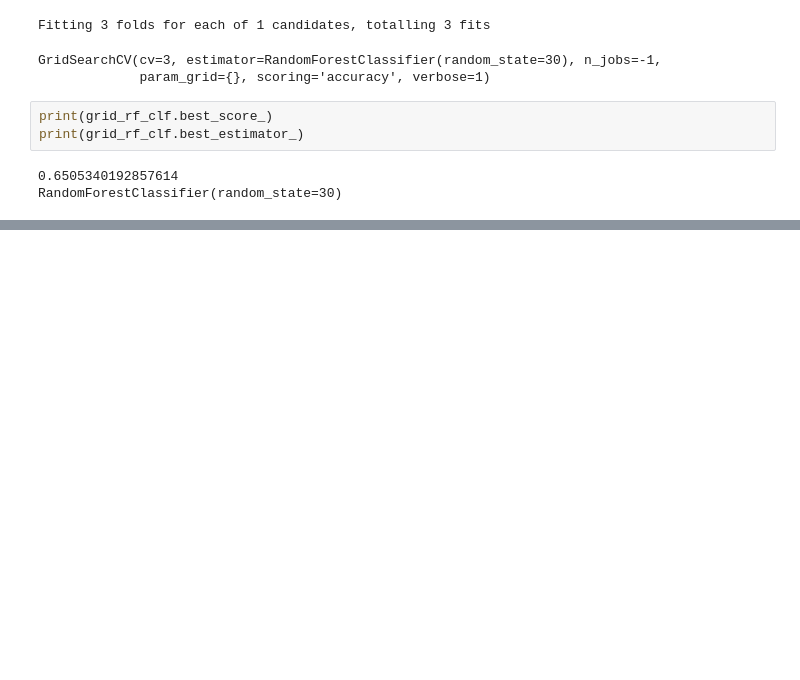
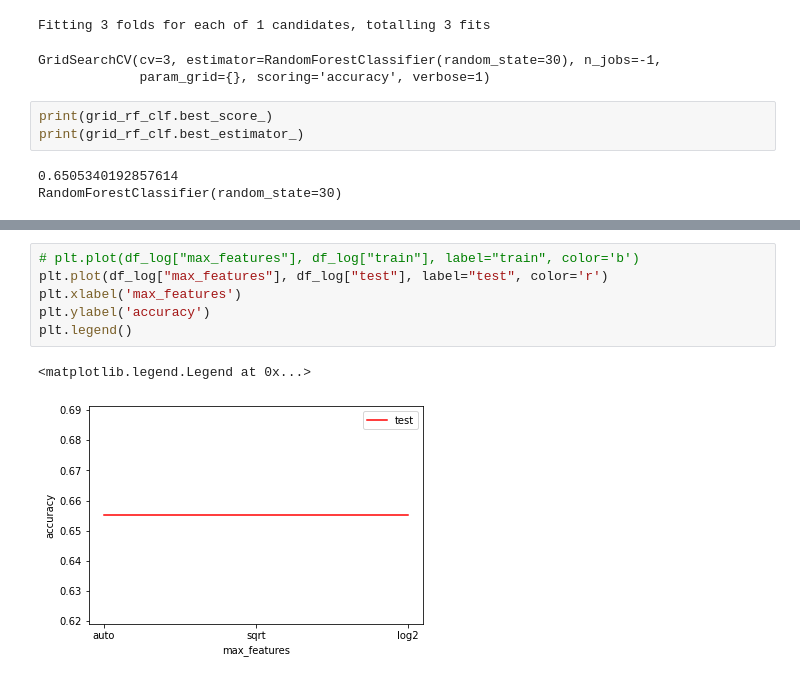
Before and after one commit to Park-Young-Bin/Python_Projects, a Jupyter notebook: 데이콘/[데이콘] 와인 품질 분류 (copy).ipynb, the cells around one changed output, grey strips where cells are left out. Drawn from its saved outputs; the diff is of its cells as text; blank space fills up the shorter version.

```diff
--- a/데이콘/[데이콘] 와인 품질 분류 (copy).ipynb
+++ b/데이콘/[데이콘] 와인 품질 분류 (copy).ipynb
@@ -576,0 +706,9 @@ RandomForestClassifier(random_state=30)
+# %%
+# plt.plot(df_log["max_features"], df_log["train"], label="train", color='b')
+plt.plot(df_log["max_features"], df_log["test"], label="test", color='r')
+plt.xlabel('max_features')
+plt.ylabel('accuracy')
+plt.legend()
+# %% [output]
+<matplotlib.legend.Legend at 0x...>
+[figure, added]
```
Also changed, not shown: parts of 9 cells of this notebook.
